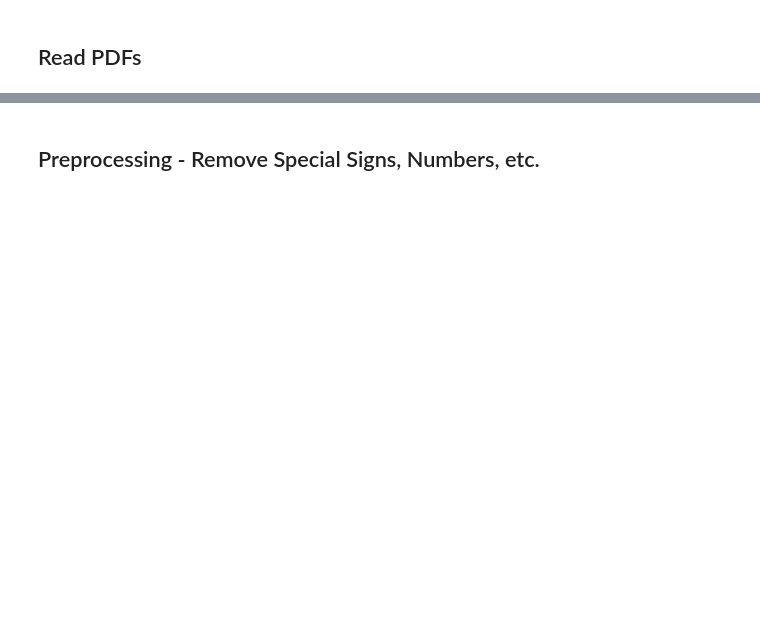
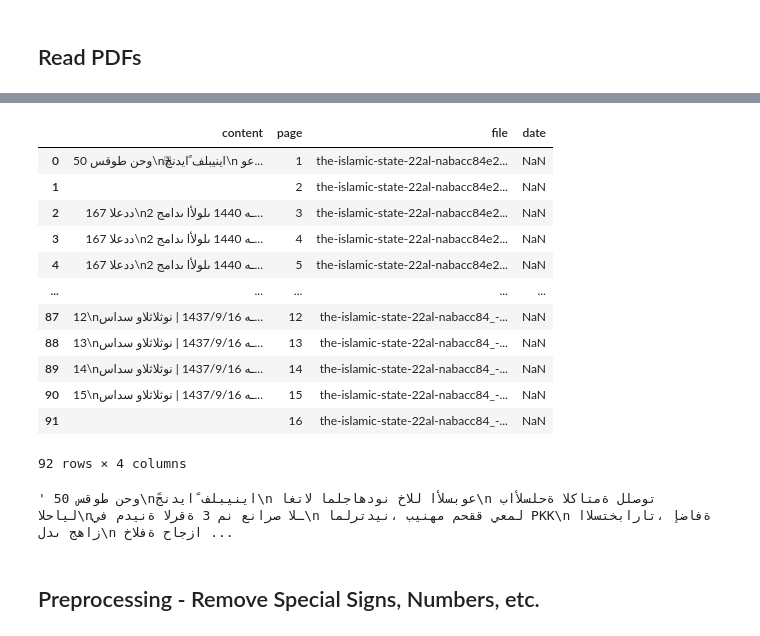
Before and after one commit to piperpainter/nlp_arabic, a Jupyter notebook: Visuals_NLP_arabic_inverted_correctly.ipynb, the cells around one changed output, grey strips where cells are left out. Cells and saved outputs as stored; diff of their text form; code cells hidden in the pictures; blank space fills up the shorter version.

```diff
--- a/Visuals_NLP_arabic_inverted_correctly.ipynb
+++ b/Visuals_NLP_arabic_inverted_correctly.ipynb
@@ -85,0 +102,42 @@ data_df.head()
+# %%
+def get_text(filepath):
+    data_list = []
+    pages_list = []
+    file_list = []
+    for filename in os.listdir(file_path):
+        if filename.endswith(".pdf"):
+            with fitz.open(join(file_path,filename)) as doc:
+                pages_content = [page.getText() for page in doc]
+                number_pages = len(pages_content)
+                data_list.extend(pages_content)
+                pages_list.extend(i+1 for i in range(number_pages))
+                file_list.extend([filename] * number_pages)
+
+    data_df_mu = pd.DataFrame({'content': data_list,
+                        'page': pages_list,
+                        'file': file_list,
+                        'date': np.nan})
+    return data_df_mu
+
+#get_text(file_path)
+data_df_mu = get_text(file_path)
+# %%
+data_df_mu
+# %% [output]
+|  | content | page | file | date |
+| 0 | 50 وحن طوقس\nًاينيبلف ًايدنج\n عو... | 1 | the-islamic-state-22al-nabacc84e2... | NaN |
+| 1 |  | 2 | the-islamic-state-22al-nabacc84e2... | NaN |
+| 2 | 167 ددعلا\nـه 1440 ىلولأا ىدامج 2... | 3 | the-islamic-state-22al-nabacc84e2... | NaN |
+| 3 | 167 ددعلا\nـه 1440 ىلولأا ىدامج 2... | 4 | the-islamic-state-22al-nabacc84e2... | NaN |
+| 4 | 167 ددعلا\nـه 1440 ىلولأا ىدامج 2... | 5 | the-islamic-state-22al-nabacc84e2... | NaN |
+| ... | ... | ... | ... | ... |
+| 87 | 12\nـه 1437/9/16 | نوثلاثلاو سداس... | 12 | the-islamic-state-22al-nabacc84_-... | NaN |
+| 88 | 13\nـه 1437/9/16 | نوثلاثلاو سداس... | 13 | the-islamic-state-22al-nabacc84_-... | NaN |
+| 89 | 14\nـه 1437/9/16 | نوثلاثلاو سداس... | 14 | the-islamic-state-22al-nabacc84_-... | NaN |
+| 90 | 15\nـه 1437/9/16 | نوثلاثلاو سداس... | 15 | the-islamic-state-22al-nabacc84_-... | NaN |
+| 91 |  | 16 | the-islamic-state-22al-nabacc84_-... | NaN |
+92 rows × 4 columns
+# %%
+data_df_mu['content'][0]
+# %% [output]
+' 50 وحن طوقس\nًاينيبلف ًايدنج\n عوبسلأا للاخ نودهاجلما لاتغا\n توصلل ةمتاكلا ةحلسلأاب لياحلا\nـلا صرانع نم 3 ةقرلا ةنيدم في\n لمعي ققحم مهنيب ،نيدترلما PKK\n ةفاضإ ،تارابختسلاا زاهج ىدل\n ازجاح ةفلاخ ...
```
Also changed, not shown: parts of 29 cells of this notebook, 40 other files.
